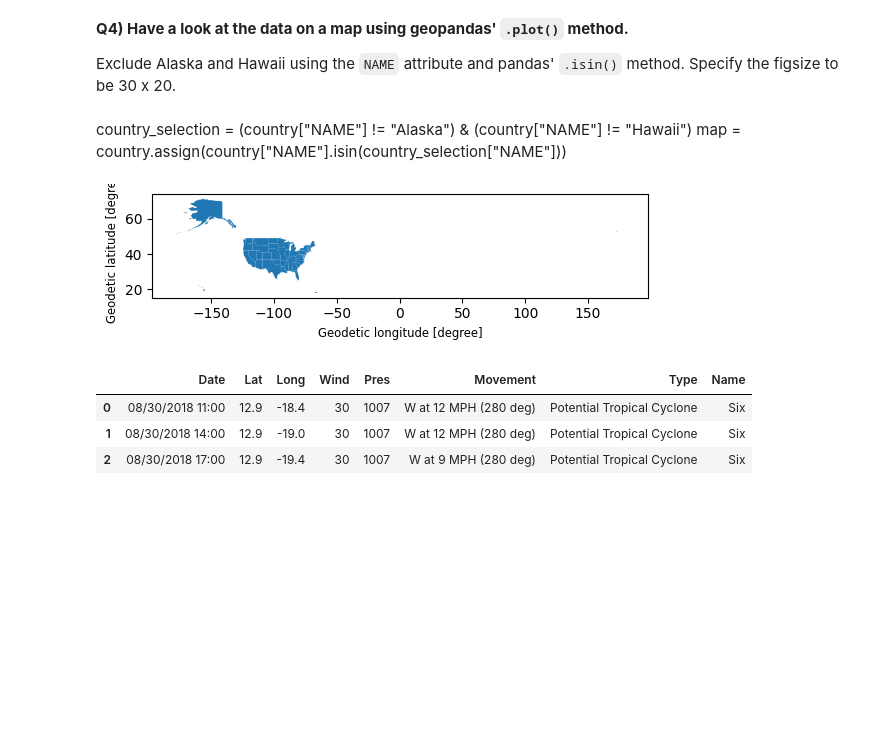
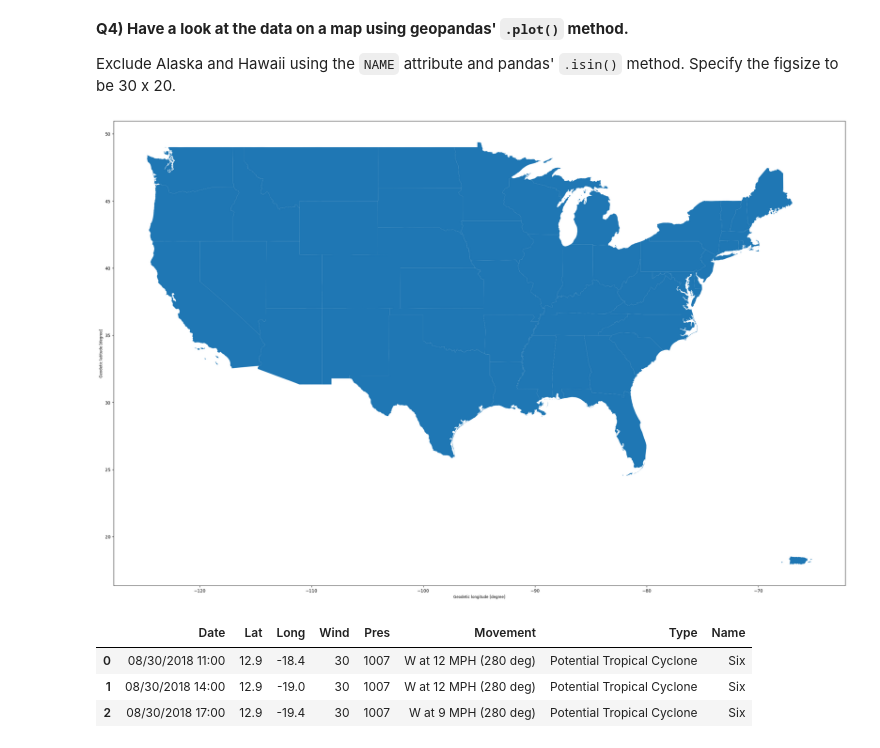
Before and after one commit to Lorena-garciamorais/2026_Intro_Python, a Jupyter notebook: live/part-I/1.6-geospatial-vector-data-environmental-exercises.ipynb, the cells around one changed output. Cells and saved outputs as stored; diff of their text form; code cells hidden in the pictures; blank space fills up the shorter version.

```diff
--- a/live/part-I/1.6-geospatial-vector-data-environmental-exercises.ipynb
+++ b/live/part-I/1.6-geospatial-vector-data-environmental-exercises.ipynb
@@ -129,16 +129,13 @@ print(type(country.geometry))
 
 Exclude Alaska and Hawaii using the `NAME` attribute and pandas' `.isin()` method. Specify the
 figsize to be 30 x 20.
-# %% [markdown]
-country_selection = (country["NAME"] != "Alaska") & (country["NAME"] != "Hawaii")
-map = country.assign(country["NAME"].isin(country_selection["NAME"]))
 # %%
 # Plot the US states (Alaska and Hawaii excluded)
-
-country.plot()
+country_selection = country[~country["NAME"].isin(["Alaska", "Hawaii"])]
+country_selection.plot(figsize=(30, 20))
 plt.show()
 # %% [output]
-[figure, old version]
+[figure, new version]
 # %%
 # Pre-supplied: read in the hurricane Florence data, drop the advisory bookkeeping columns,
 # fix the longitude sign, and have a look at the dataframe.
```
Also changed, not shown: parts of 1 cell of this notebook.
